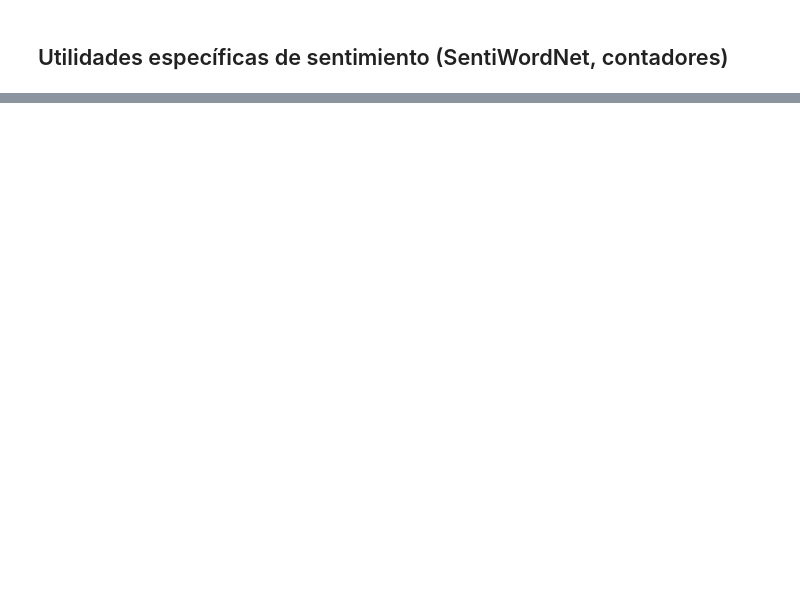
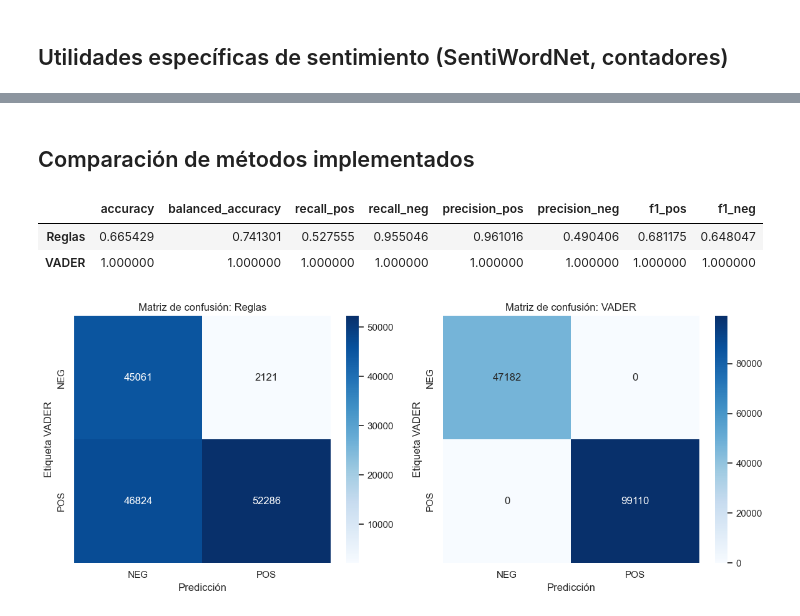
Before and after one commit to BugCatcherXO/Analisis-de-Sentimientos-de-Valoraciones-de-Productos, a Jupyter notebook: sentiminetos_union.ipynb, the cells around one changed output, grey strips where cells are left out. Saved outputs shown, nothing was run; the diff lists cells and outputs as text; code cells hidden in the pictures; blank space fills up the shorter version.

```diff
--- a/sentiminetos_union.ipynb
+++ b/sentiminetos_union.ipynb
@@ -917,0 +1061,54 @@ print(f"✓ Resultados exportados a: {out_path} (total={len(df):,})")
+# %% [markdown]
+## Comparación de métodos implementados
+# %%
+#Preparamos los datos
+val_df = df.copy()
+
+# Etiquetas binarias para comparación
+eval_df['y_true'] = (eval_df['vader_label'] == 4).astype(int)  # POS=1, NEG=0
+eval_df['y_pred_rules'] = (eval_df['sentiment_pred'] == 4).astype(int)  # POS=1, NEG=0
+eval_df['y_pred_vader'] = (eval_df['vader_compound'] > 0.05).astype(int)  # umbral típico VADER
+# %%
+#Métricas globales
+from sklearn.metrics import accuracy_score, balanced_accuracy_score, recall_score, precision_score, f1_score
+
+def metrics_summary(y_true, y_pred):
+    return {
+        "accuracy": accuracy_score(y_true, y_pred),
+        "balanced_accuracy": balanced_accuracy_score(y_true, y_pred),
+        "recall_pos": recall_score(y_true, y_pred, pos_label=1),
+        "recall_neg": recall_score(y_true, y_pred, pos_label=0),
+        "precision_pos": precision_score(y_true, y_pred, pos_label=1),
+        "precision_neg": precision_score(y_true, y_pred, pos_label=0),
+        "f1_pos": f1_score(y_true, y_pred, pos_label=1),
+        "f1_neg": f1_score(y_true, y_pred, pos_label=0)
+    }
+
+metrics_rules = metrics_summary(eval_df['y_true'], eval_df['y_pred_rules'])
+metrics_vader = metrics_summary(eval_df['y_true'], eval_df['y_pred_vader'])
+
+metrics_comp = pd.DataFrame([metrics_rules, metrics_vader], index=['Reglas','VADER'])
+display(metrics_comp)
+# %% [output]
+|  | accuracy | balanced_accuracy | recall_pos | recall_neg | precision_pos | precision_neg | f1_pos | f1_neg |
+| Reglas | 0.665429 | 0.741301 | 0.527555 | 0.955046 | 0.961016 | 0.490406 | 0.681175 | 0.648047 |
+| VADER | 1.000000 | 1.000000 | 1.000000 | 1.000000 | 1.000000 | 1.000000 | 1.000000 | 1.000000 |
+# %%
+#Matrices de confusión comparadas
+from sklearn.metrics import confusion_matrix
+import seaborn as sns
+import matplotlib.pyplot as plt
+
+fig, axes = plt.subplots(1,2,figsize=(12,5))
+
+for ax, y_pred, title in zip(axes, [eval_df['y_pred_rules'], eval_df['y_pred_vader']], ['Reglas','VADER']):
+    cm = confusion_matrix(eval_df['y_true'], y_pred)
+    sns.heatmap(cm, annot=True, fmt='d', ax=ax, xticklabels=['NEG','POS'], yticklabels=['NEG','POS'], cmap='Blues')
+    ax.set_xlabel('Predicción')
+    ax.set_ylabel('Etiqueta VADER')
+    ax.set_title(f'Matriz de confusión: {title}')
+
+plt.tight_layout()
+plt.show()
+# %% [output]
+[figure, added]
```
Also changed, not shown: parts of 43 cells of this notebook, 1 other file.
